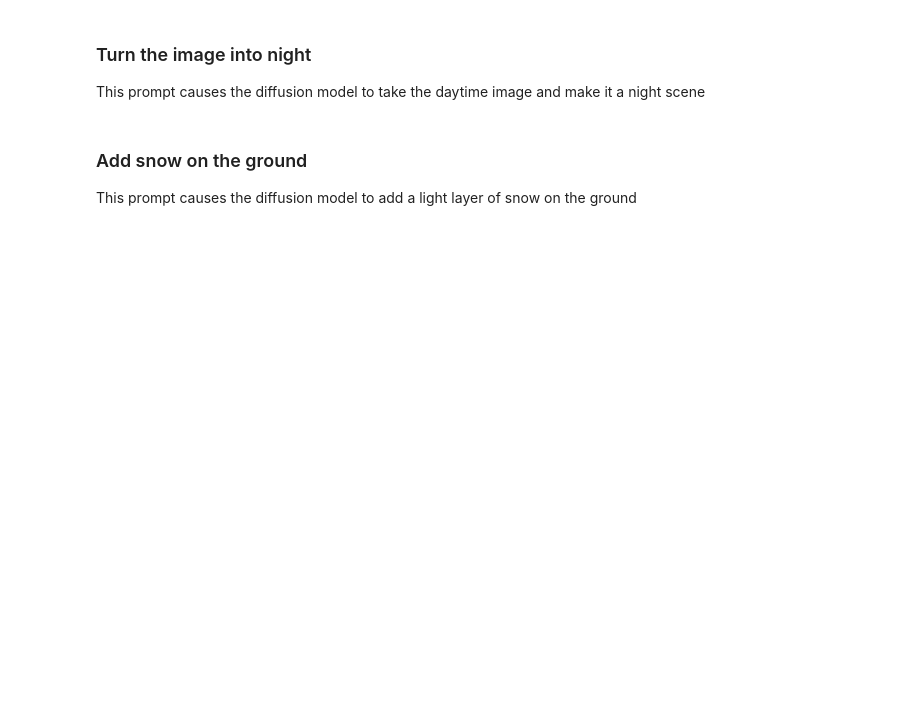
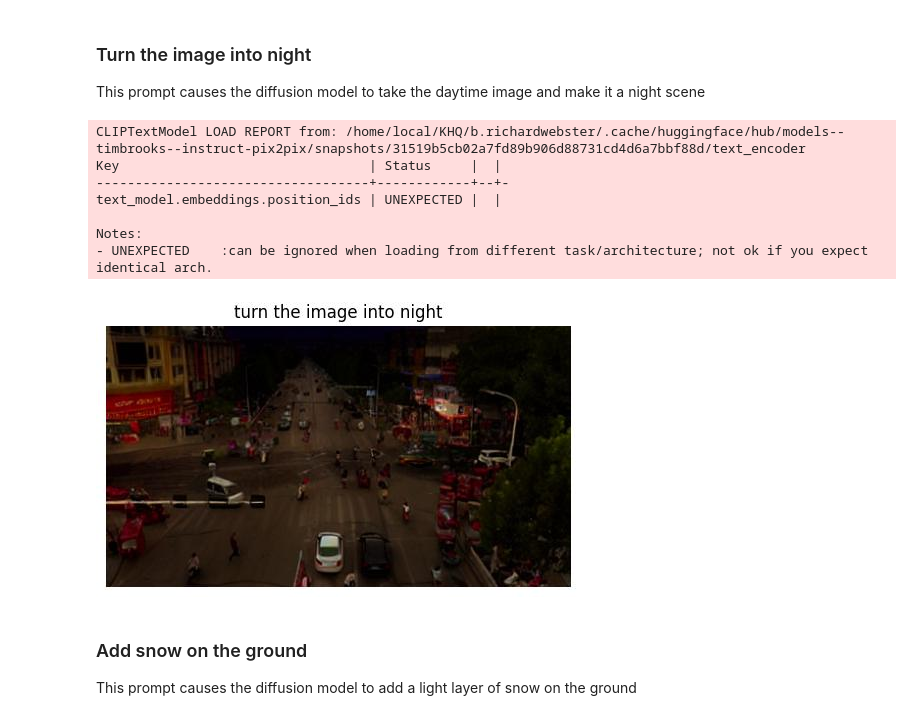
Before and after one commit to Kitware/nrtk, a Jupyter notebook: docs/examples/generative_perturbers.ipynb, the cells around one changed output. Drawn from its saved outputs; the diff is of its cells as text; code cells hidden in the pictures; blank space fills up the shorter version.

```diff
--- a/docs/examples/generative_perturbers.ipynb
+++ b/docs/examples/generative_perturbers.ipynb
@@ -143,7 +155,7 @@ def generate_perturbed_image(
     prompt_text: str,
     input_image: np.ndarray,
     seed: int = 42,
-    device: str = "cuda",
+    device: str | None = None,
 ) -> plt.Figure:
     """Generates a perturbed image based on a text prompt using DiffusionPerturber.
 
@@ -151,7 +163,7 @@ def generate_perturbed_image(
         prompt_text (str): The text prompt to guide the perturbation.
         input_image (np.ndarray): The input image to be perturbed.
         seed (int): The random seed for reproducibility.
-        device (str): The device to run the model on ('cuda' or 'cpu').
+        device (str | None): The device to run the model on. None for auto-detection.
 
     Returns:
         plt.Figure: The matplotlib figure containing the perturbed image.
@@ -178,7 +199,16 @@ This prompt causes the diffusion model to take the daytime image and make it a n
 # %%
 prompt = "turn the image into night"
 
-img2 = generate_perturbed_image(prompt, img_resized_rgb)
+img2 = generate_perturbed_image(prompt, img_resized_rgb, device="cuda")
+# %% [output]
+CLIPTextModel LOAD REPORT from: /home/local/KHQ/b.richardwebster/.cache/huggingface/hub/models--timbrooks--instruct-pix2pix/snapshots/31519b5cb02a7fd89b906d88731cd4d6a7bbf88d/text_encoder
+Key                                | Status     |  |
+-----------------------------------+------------+--+-
+text_model.embeddings.position_ids | UNEXPECTED |  |
+
+Notes:
+- UNEXPECTED    :can be ignored when loading from different task/architecture; not ok if you expect identical arch.
+[figure, added]
 # %% [markdown]
 ### Add snow on the ground
 
```
Also changed, not shown: parts of 5 cells of this notebook, 19 other files.
